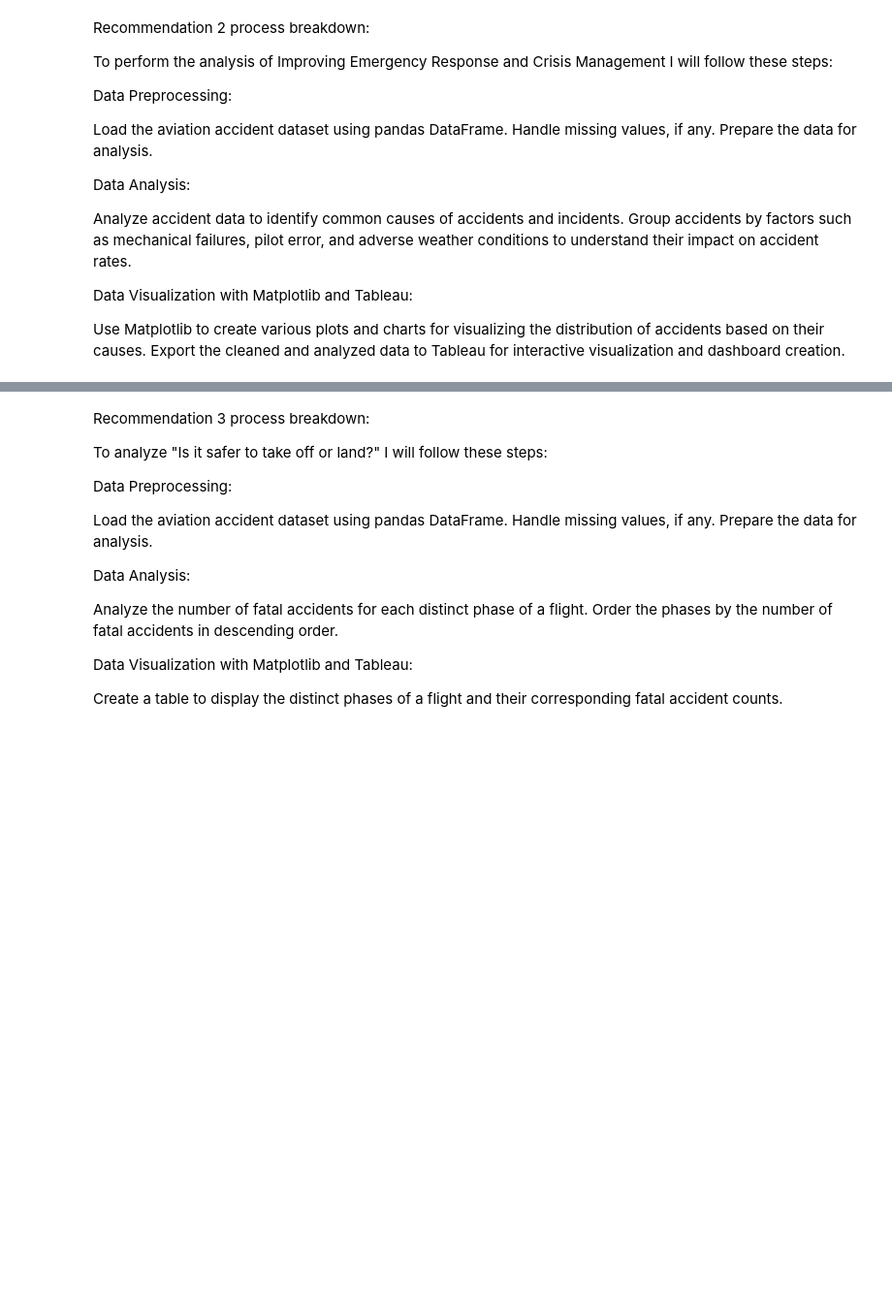
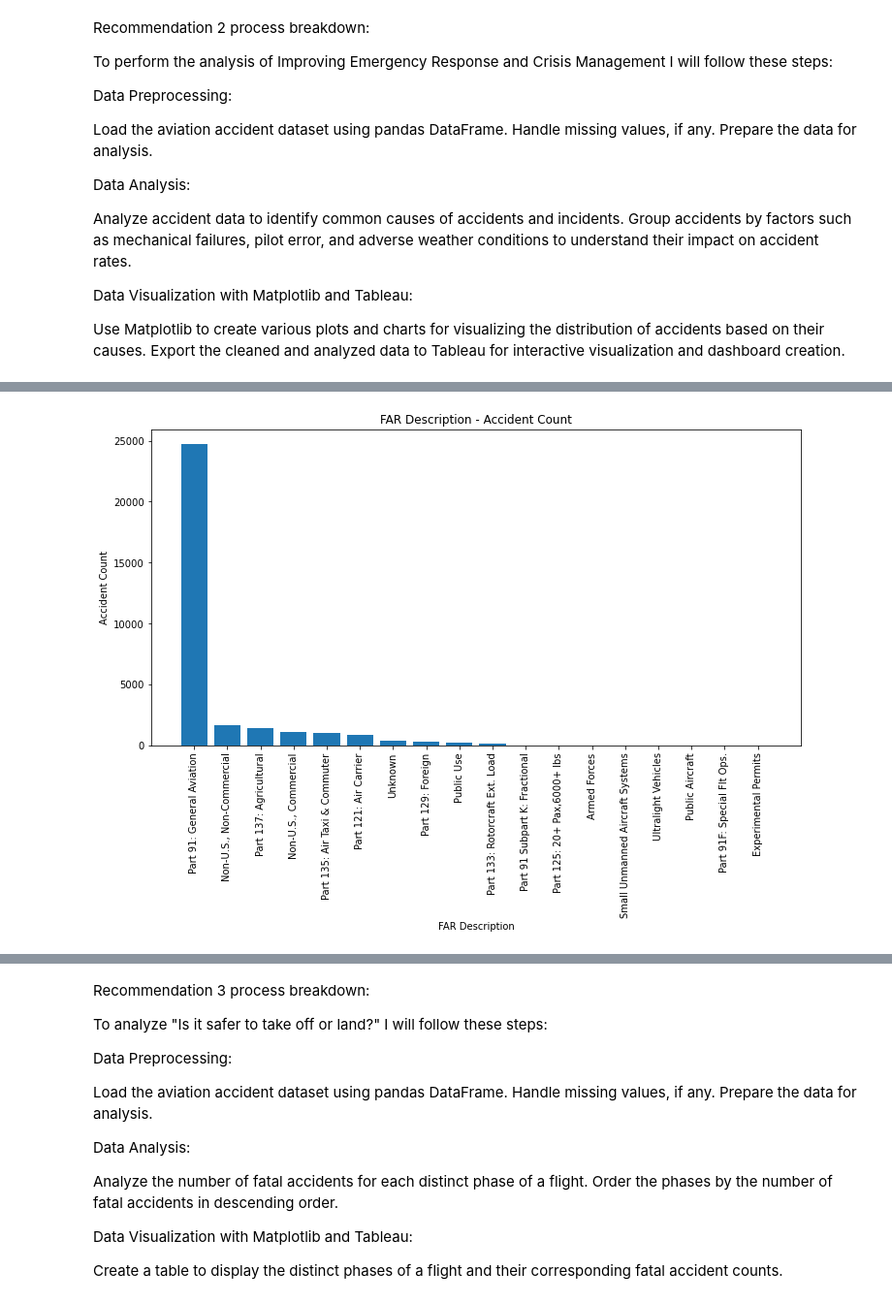
Before and after one commit to cellister/2023-Flatiron-Data-Science-Bootcamp, a Jupyter notebook: Phase 1/Phase 1 Project/Phase 1 Project trying stuff.ipynb, the cells around one changed output, grey strips where cells are left out. Shown at 97% size. Cells and saved outputs as stored; diff of their text form; code cells hidden in the pictures; blank space fills up the shorter version.

```diff
--- a/Phase 1/Phase 1 Project/Phase 1 Project trying stuff.ipynb
+++ b/Phase 1/Phase 1 Project/Phase 1 Project trying stuff.ipynb
@@ -875,0 +744,41 @@ df.to_csv('aviation_data_washed_analyzed_2.csv', index=False)
+# %%
+#Clean Data
+
+# Combining same data
+aviation_data_washed['FAR.Description'] = aviation_data_washed['FAR.Description'].replace(['UNK', 'nan'], 'Unknown')
+aviation_data_washed['FAR.Description'] = aviation_data_washed['FAR.Description'].replace(['NUSN'], 'Non-U.S., Non-Commercial')
+aviation_data_washed['FAR.Description'] = aviation_data_washed['FAR.Description'].replace(['NUSC'], 'Non-U.S., Commercial')
+aviation_data_washed['FAR.Description'] = aviation_data_washed['FAR.Description'].replace(['091'], 'Part 91: General Aviation')
+aviation_data_washed['FAR.Description'] = aviation_data_washed['FAR.Description'].replace(['129'], 'Part 129: Foreign')
+aviation_data_washed['FAR.Description'] = aviation_data_washed['FAR.Description'].replace(['135'], 'Part 135: Air Taxi & Commuter')
+aviation_data_washed['FAR.Description'] = aviation_data_washed['FAR.Description'].replace(['125'], 'Part 125: 20+ Pax,6000+ lbs')
+aviation_data_washed['FAR.Description'] = aviation_data_washed['FAR.Description'].replace(['121'], 'Part 121: Air Carrier')
+aviation_data_washed['FAR.Description'] = aviation_data_washed['FAR.Description'].replace(['137'], 'Part 137: Agricultural')
+aviation_data_washed['FAR.Description'] = aviation_data_washed['FAR.Description'].replace(['133'], 'Part 133: Rotorcraft Ext. Load')
+aviation_data_washed['FAR.Description'] = aviation_data_washed['FAR.Description'].replace(['PUBU'], 'Public Use')
+aviation_data_washed['FAR.Description'] = aviation_data_washed['FAR.Description'].replace(['ARMF'], 'Armed Forces')
+aviation_data_washed['FAR.Description'] = aviation_data_washed['FAR.Description'].replace(['091K'], 'Part 91 Subpart K: Fractional')
+aviation_data_washed['FAR.Description'] = aviation_data_washed['FAR.Description'].replace(['091K'], 'Part 91 Subpart K: Fractional')
+aviation_data_washed['FAR.Description'] = aviation_data_washed['FAR.Description'].replace(['437'], 'Experimental Permits')
+aviation_data_washed['FAR.Description'] = aviation_data_washed['FAR.Description'].replace(['103'], 'Ultralight Vehicles')
+aviation_data_washed['FAR.Description'] = aviation_data_washed['FAR.Description'].replace(['107'], 'Small Unmanned Aircraft Systems')
+
+# Filter Data - Select rows where FAR Description is not null
+filtered_data = aviation_data_washed[aviation_data_washed['FAR.Description'].notnull()]
+
+# Count FAR Descriptions - Count occurrences of each unique FAR Description
+far_counts = filtered_data['FAR.Description'].value_counts()
+
+# Group Data - Group by FAR Description and analyze relevant columns
+grouped_data = filtered_data.groupby('FAR.Description')['Injury.Severity_copy', 'Weather.Condition', 'Aircraft.Category'].count()
+
+# Visualizations - Create bar plot for FAR Description counts
+plt.figure(figsize=(12, 6))
+plt.bar(far_counts.index, far_counts.values)
+plt.xlabel('FAR Description')
+plt.ylabel('Accident Count')
+plt.title('FAR Description - Accident Count')
+plt.xticks(rotation=90)
+plt.show()
+# %% [output]
+[figure, added]
```
Also changed, not shown: parts of 30 cells of this notebook, 1 other file.
